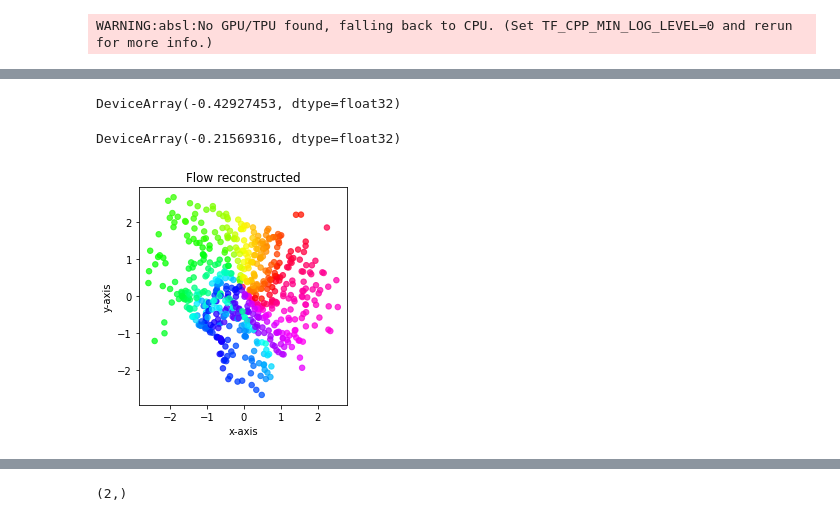
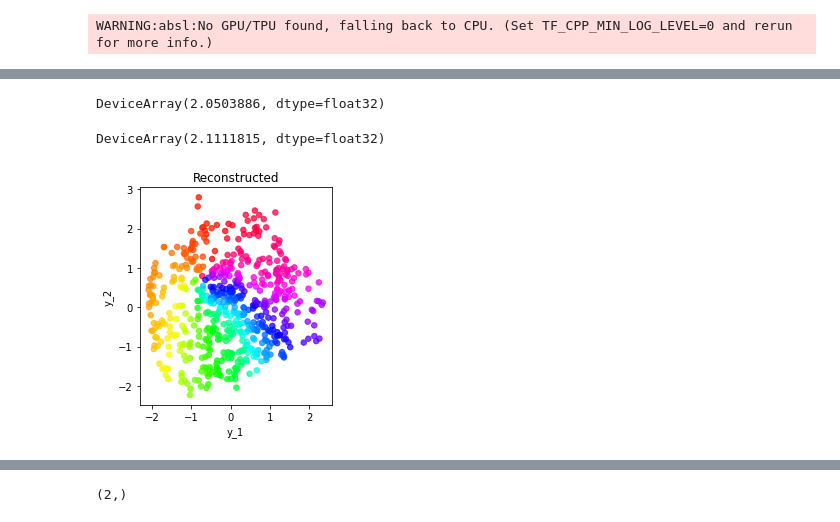
Before and after one commit to lgresele/independent-mechanism-analysis, a Jupyter notebook: 6_aDM_flows.ipynb, the cells around one changed output, grey strips where cells are left out. Cells and saved outputs as stored; diff of their text form; code cells hidden in the pictures.

```diff
--- a/6_aDM_flows.ipynb
+++ b/6_aDM_flows.ipynb
@@ -52,11 +59,16 @@ scatterplot_variables(S, 'Sources', colors=colors)
 # %%
 # Generate the observations
-from mixing_functions import f_1, f_2, f_3
+from mixing_functions import f_1, f_2, f_3, f_lin,  post_nonlinear_model
 from jax import vmap
 
-mixing = f_2
+from scipy.stats import ortho_group # Requires version 0.18 of scipy
+A = ortho_group.rvs(dim=2)
+# mixing, _ = post_nonlinear_model(A)
+mixing = f_1
+# mixing, _ = f_lin(A)
 
 mixing_batched = vmap(mixing)
 
 X = mixing_batched(S)
+X -= np.mean(X, axis=0)
 # %%
@@ -110,7 +122,7 @@ save_opt_state = opt_state
 best_params = get_params(opt_state)
 best_loss = 1e3
 # %%
-iters, batch_size = 2000, 60
+iters, batch_size = 400, 125#512
 data_generator = (X[onp.random.choice(X.shape[0], batch_size)] for _ in range(iters+1))
 # %%
 opt_state = save_opt_state
@@ -151,11 +162,11 @@ params = best_params #get_params(opt_state)
 # %%
 best_loss #loss(params, X[:100])
 # %% [output]
-DeviceArray(-0.42927453, dtype=float32)
+DeviceArray(2.0503886, dtype=float32)
 # %%
 loss(params, X)
 # %% [output]
-DeviceArray(-0.21569316, dtype=float32)
+DeviceArray(2.1111815, dtype=float32)
 # %%
 # Forward and inverse functions
 
@@ -166,6 +177,6 @@ Y = nf_forward(X, nf_nn, params, forward=v_realnvp, return_jacobians=False)
 # %%
 from plotting import scatterplot_variables
 # %%
-scatterplot_variables(Y, 'Flow reconstructed', colors=colors)
+scatterplot_variables(Y, 'Reconstructed', colors=colors, savefig=True, fname="Reconstructed_flow")
 # %% [output]
-[figure, old version]
+[figure, new version]
```
Also changed, not shown: parts of 23 cells of this notebook.
